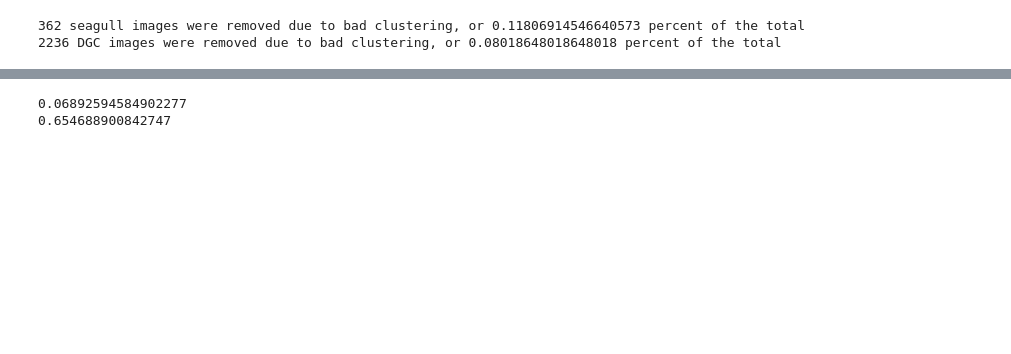
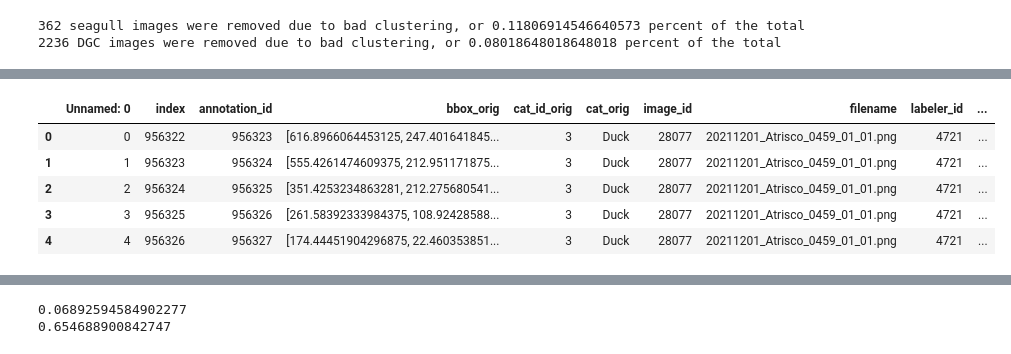
Before and after one commit to rowanoaktree/label-consensus-analysis, a Jupyter notebook: crowdconsensus.ipynb, the cells around one changed output, grey strips where cells are left out. Saved outputs shown, nothing was run; the diff lists cells and outputs as text; code cells hidden in the pictures; blank space fills up the shorter version.

```diff
--- a/crowdconsensus.ipynb
+++ b/crowdconsensus.ipynb
@@ -53,0 +52,9 @@ print("%s DGC images were removed due to bad clustering, or %s percent of the to
+# %%
+dgc.head()
+# %% [output]
+|  | Unnamed: 0 | index | annotation_id | bbox_orig | cat_id_orig | cat_orig | image_id | filename | labeler_id | ... |
+| 0 | 0 | 956322 | 956323 | [616.8966064453125, 247.401641845... | 3 | Duck | 28077 | 20211201_Atrisco_0459_01_01.png | 4721 | ... |
+| 1 | 1 | 956323 | 956324 | [555.4261474609375, 212.951171875... | 3 | Duck | 28077 | 20211201_Atrisco_0459_01_01.png | 4721 | ... |
+| 2 | 2 | 956324 | 956325 | [351.4253234863281, 212.275680541... | 3 | Duck | 28077 | 20211201_Atrisco_0459_01_01.png | 4721 | ... |
+| 3 | 3 | 956325 | 956326 | [261.58392333984375, 108.92428588... | 3 | Duck | 28077 | 20211201_Atrisco_0459_01_01.png | 4721 | ... |
+| 4 | 4 | 956326 | 956327 | [174.44451904296875, 22.460353851... | 3 | Duck | 28077 | 20211201_Atrisco_0459_01_01.png | 4721 | ... |
```
Also changed, not shown: parts of 6 cells of this notebook, 1 other file.
